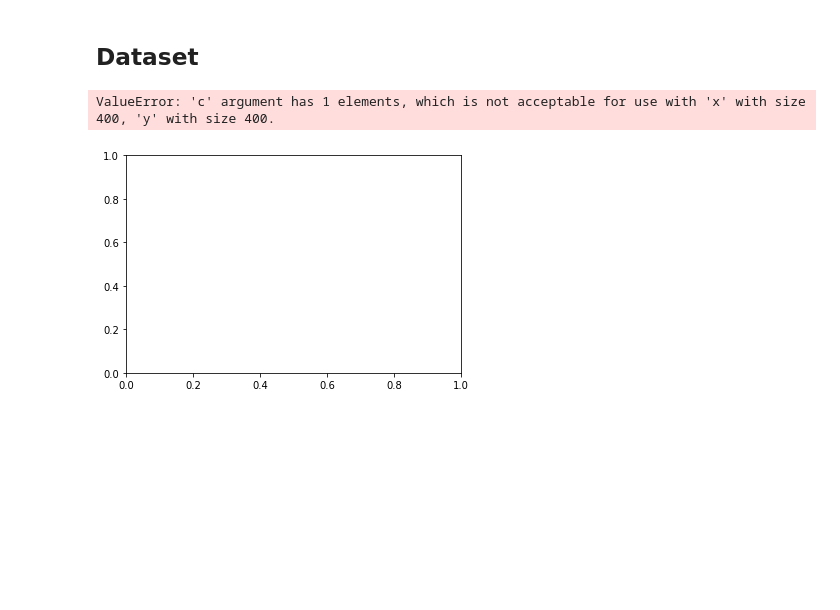
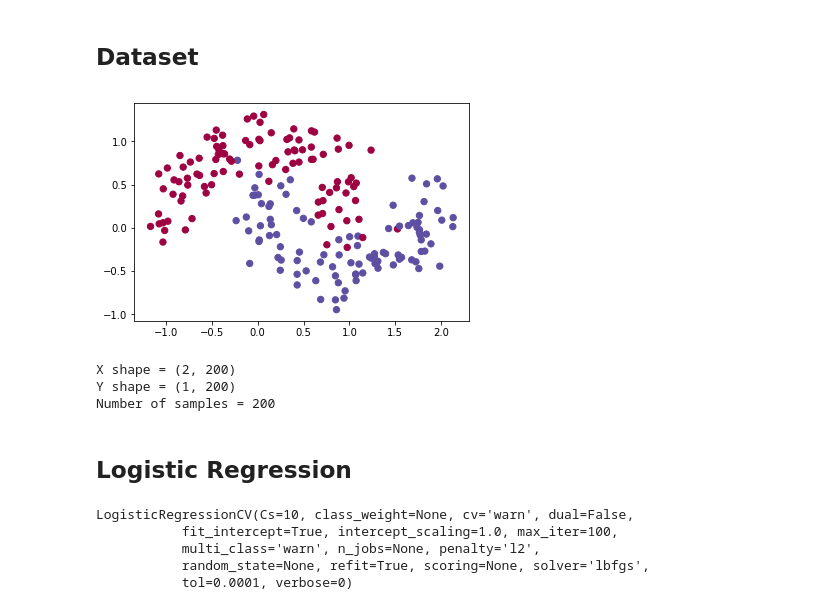
Before and after one commit to elirex/ml-practices, a Jupyter notebook: neural_netowrks_and_deep_learning/one_hidden_layer_neural_network.ipynb, the cells around one changed output. Cells and saved outputs as stored; diff of their text form; code cells hidden in the pictures; blank space fills up the shorter version.

Commit message:
Add extral dataset loading method in utils.py

```diff
--- a/neural_netowrks_and_deep_learning/one_hidden_layer_neural_network.ipynb
+++ b/neural_netowrks_and_deep_learning/one_hidden_layer_neural_network.ipynb
@@ -15,8 +22,45 @@ np.random.seed(SEED)
 # %% [markdown]
 ## Dataset
+# %%
+noisy_circles, noisy_moons, blobs, gaussian_quantiles, no_structure = load_extra_datasets()
+
+datasets = {"noisy_circles": noisy_circles,
+            "noisy_moons": noisy_moons,
+            "blobs": blobs,
+            "gaussian_quantiles": gaussian_quantiles}
+
+dataset = "noisy_moons"
+
+X, Y = datasets[dataset]
+X, Y = X.T, Y.reshape(1, Y.shape[0])
+
+# make blobs binary
+if dataset == "blobs":
+    Y = Y%2
 # %%
-X, Y = load_planar_dataset(SEED)
-plt.scatter(X[0, :], X[1, :], c=Y, s=40, cmap=plt.cm.Spectral)
+plt.scatter(X[0, :], X[1, :], c=Y.ravel(), s=40, cmap=plt.cm.Spectral);
 # %% [output]
-ValueError: 'c' argument has 1 elements, which is not acceptable for use with 'x' with size 400, 'y' with size 400.
-[figure, old version]
+[figure, new version]
+# %%
+shape_X = X.shape
+shape_Y = Y.shape
+m = X.shape[1]
+
+print("X shape = {}".format(shape_X))
+print("Y shape = {}".format(shape_Y))
+print("Number of samples = {}".format(m))
+# %% [output]
+X shape = (2, 200)
+Y shape = (1, 200)
+Number of samples = 200
+# %% [markdown]
+## Logistic Regression
+# %%
+LR_model = sklearn.linear_model.LogisticRegressionCV()
+LR_model.fit(X.T, Y.T.ravel())
+# %% [output]
+LogisticRegressionCV(Cs=10, class_weight=None, cv='warn', dual=False,
+           fit_intercept=True, intercept_scaling=1.0, max_iter=100,
+           multi_class='warn', n_jobs=None, penalty='l2',
+           random_state=None, refit=True, scoring=None, solver='lbfgs',
+           tol=0.0001, verbose=0)
```
Also changed, not shown: parts of 4 cells of this notebook, 1 other file.
